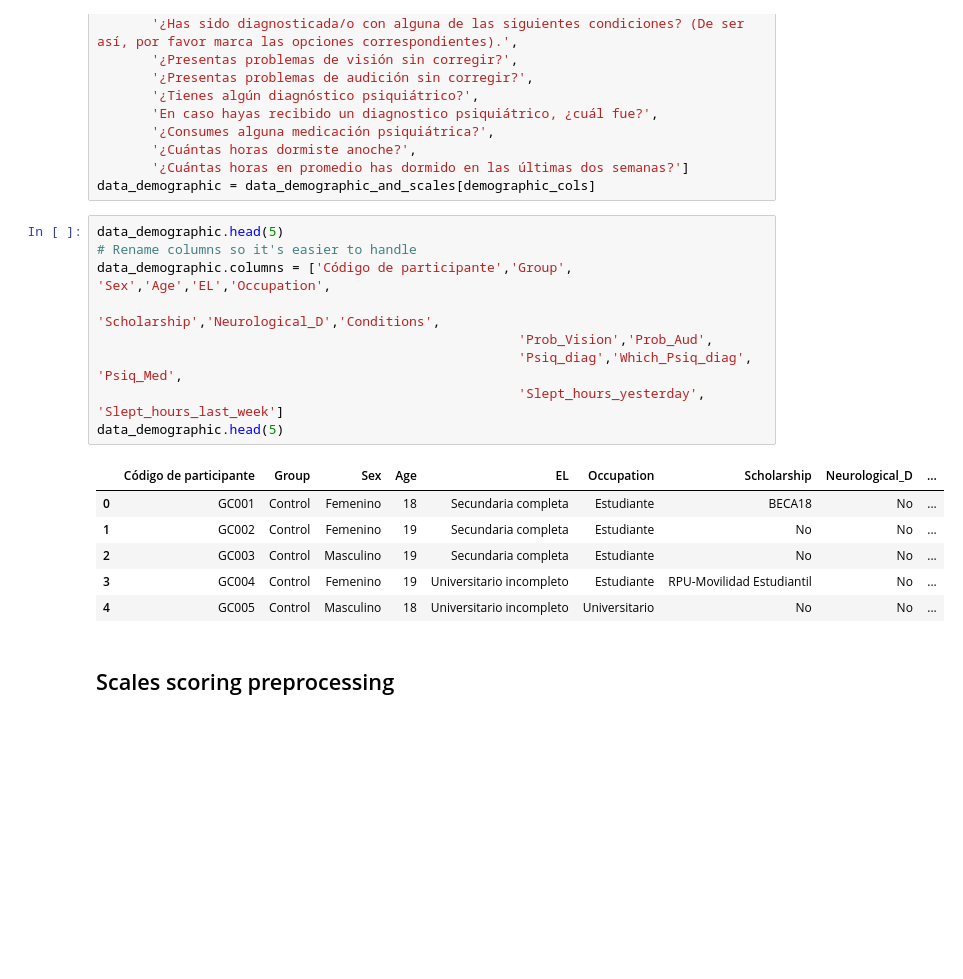
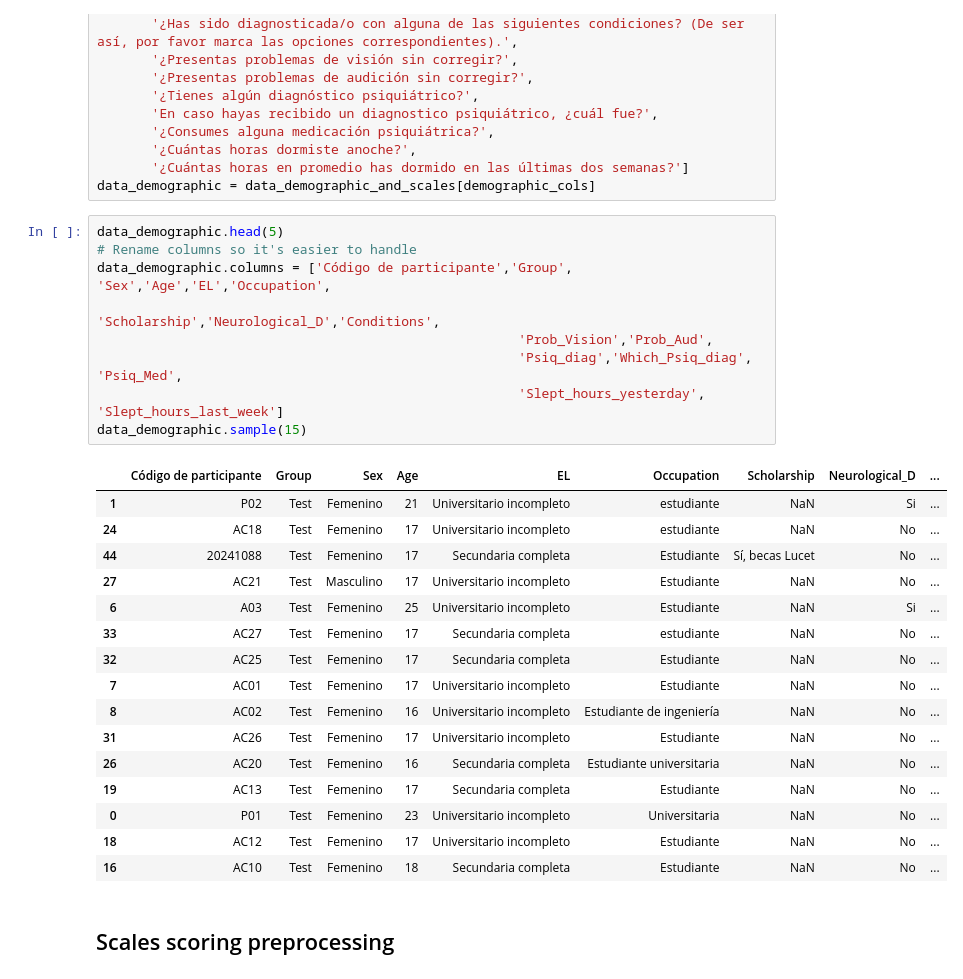
Before and after one commit to camila-maura/GIFTED-DFI, a Jupyter notebook: data_preprocessing.ipynb, the cells around one changed output. Cells and saved outputs as stored; diff of their text form; blank space fills up the shorter version.

```diff
--- a/data_preprocessing.ipynb
+++ b/data_preprocessing.ipynb
@@ -283,19 +283,29 @@ data_demographic = data_demographic_and_scales[demographic_cols]
 # %%
 data_demographic.head(5)
 # Rename columns so it's easier to handle
 data_demographic.columns = ['Código de participante','Group', 'Sex','Age','EL','Occupation',
                                                       'Scholarship','Neurological_D','Conditions',
                                                       'Prob_Vision','Prob_Aud',
                                                       'Psiq_diag','Which_Psiq_diag', 'Psiq_Med',
                                                       'Slept_hours_yesterday', 'Slept_hours_last_week']
-data_demographic.head(5)
+data_demographic.sample(15)
 # %% [output]
 |  | Código de participante | Group | Sex | Age | EL | Occupation | Scholarship | Neurological_D | ... |
-| 0 | GC001 | Control | Femenino | 18 | Secundaria completa | Estudiante | BECA18 | No | ... |
-| 1 | GC002 | Control | Femenino | 19 | Secundaria completa | Estudiante | No | No | ... |
-| 2 | GC003 | Control | Masculino | 19 | Secundaria completa | Estudiante | No | No | ... |
-| 3 | GC004 | Control | Femenino | 19 | Universitario incompleto | Estudiante | RPU-Movilidad Estudiantil | No | ... |
-| 4 | GC005 | Control | Masculino | 18 | Universitario incompleto | Universitario | No | No | ... |
+| 1 | P02 | Test | Femenino | 21 | Universitario incompleto | estudiante | NaN | Si | ... |
+| 24 | AC18 | Test | Femenino | 17 | Universitario incompleto | estudiante | NaN | No | ... |
+| 44 | 20241088 | Test | Femenino | 17 | Secundaria completa | Estudiante | Sí, becas Lucet | No | ... |
+| 27 | AC21 | Test | Masculino | 17 | Universitario incompleto | Estudiante | NaN | No | ... |
+| 6 | A03 | Test | Femenino | 25 | Universitario incompleto | Estudiante | NaN | Si | ... |
+| 33 | AC27 | Test | Femenino | 17 | Secundaria completa | estudiante | NaN | No | ... |
+| 32 | AC25 | Test | Femenino | 17 | Secundaria completa | Estudiante | NaN | No | ... |
+| 7 | AC01 | Test | Femenino | 17 | Universitario incompleto | Estudiante | NaN | No | ... |
+| 8 | AC02 | Test | Femenino | 16 | Universitario incompleto | Estudiante de ingeniería | NaN | No | ... |
+| 31 | AC26 | Test | Femenino | 17 | Universitario incompleto | Estudiante | NaN | No | ... |
+| 26 | AC20 | Test | Femenino | 16 | Secundaria completa | Estudiante universitaria | NaN | No | ... |
+| 19 | AC13 | Test | Femenino | 17 | Secundaria completa | Estudiante | NaN | No | ... |
+| 0 | P01 | Test | Femenino | 23 | Universitario incompleto | Universitaria | NaN | No | ... |
+| 18 | AC12 | Test | Femenino | 17 | Universitario incompleto | Estudiante | NaN | No | ... |
+| 16 | AC10 | Test | Femenino | 18 | Secundaria completa | Estudiante | NaN | No | ... |
 # %% [markdown]
 ## Scales scoring preprocessing
 # %% [markdown]
```
Also changed, not shown: parts of 5 cells of this notebook, 3 other files.
